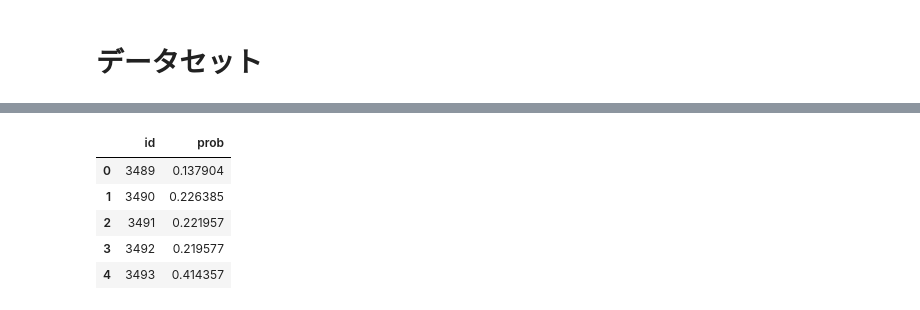
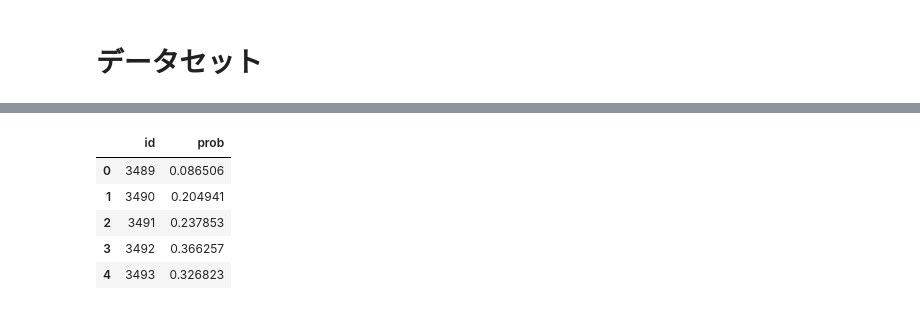
Before and after one commit to skyshine460/ProdTaken, a Jupyter notebook: ProdTaken_catboost.ipynb, the cells around one changed output, grey strips where cells are left out. Drawn from its saved outputs; the diff is of its cells as text; code cells hidden in the pictures.

Commit message:
prodtaken_submission13

```diff
--- a/ProdTaken_catboost.ipynb
+++ b/ProdTaken_catboost.ipynb
@@ -1103,14 +1124,14 @@ crosstab_df('Family_num2')
 # %% [markdown]
 # 年齢予測
 # %%
-# train_df['Age'] = train_df['Age'].astype(float)
-# test_df['Age'] = test_df['Age'].astype(float)
+train_df['Age'] = train_df['Age'].astype(float)
+test_df['Age'] = test_df['Age'].astype(float)
 # %%
-# for col in train_df.columns:
-#   if train_df[col].dtypes == 'object':
-#     train_df[col] = train_df[col].astype('category')
+for col in train_df.columns:
+  if train_df[col].dtypes == 'object':
+    train_df[col] = train_df[col].astype('category')
 
-# for col in test_df.columns:
-#   if test_df[col].dtypes == 'object':
-#     test_df[col] = test_df[col].astype('category')
+for col in test_df.columns:
+  if test_df[col].dtypes == 'object':
+    test_df[col] = test_df[col].astype('category')
 # %%
@@ -1155,0 +1199,8 @@ crosstab_df('Family_num2')
+# %%
+bins = [10, 20, 25, 30, 35, 40, 60, 70]
+labels = ['10-19', '20-24', '25-29', '30-34', '35-39', '40-59', '60-69']
+
+train_df['Age_group'] = pd.cut(train_df['Age'], bins=bins, labels=labels, right=False)
+test_df['Age_group'] = pd.cut(test_df['Age'], bins=bins, labels=labels, right=False)
+
+crosstab_df('Age_group')
@@ -1211,11 +1283,12 @@ features = [
   'Occupation', 'Gender', 'ProductPitched', 'Designation', 'MaritalStatus',
   'Children', 'Family_num2',
   'MonthlyIncome', 'DurationOfPitch_min', 'NumberOfFollowups', 'NumberOfTrips',
-  'CityTier_ProductPitched'
+  'CityTier_ProductPitched', 'MonthlyIncome_and_Age', 'Age_group'
 ]
 
 features_category = [
-  'Occupation', 'Gender', 'ProductPitched', 'Designation', 'MaritalStatus', 'CityTier_ProductPitched'
+  'Occupation', 'Gender', 'ProductPitched', 'Designation', 'MaritalStatus', 'CityTier_ProductPitched',
+  'Passport', 'Age_group'
 ]
 
 x_train = train_df[features]
@@ -1390,24 +1462,24 @@ plt.show()
 # %%
 # y_pred_prob = model.predict_proba(test_df[features])[:, 1]
 y_pred_prob = ensemble_predict(models, x_test)
 
 
 sub = pd.read_csv('/content/drive/MyDrive/契約予測（SIGNATE Cup 2024）/提供データ/sample_submit.csv', header=None)
 test_ids = sub.iloc[:, 0]
 
 submission = pd.DataFrame({
     'id': test_ids,
     'prob': y_pred_prob
 })
 
-submission_name = "prodtaken_submission12"
+submission_name = "prodtaken_submission13"
 
 submission.to_csv(f'{submission_name}.csv', index=False, header=None)
 submission.head()
 # %% [output]
 |  | id | prob |
-| 0 | 3489 | 0.137904 |
-| 1 | 3490 | 0.226385 |
-| 2 | 3491 | 0.221957 |
-| 3 | 3492 | 0.219577 |
-| 4 | 3493 | 0.414357 |
+| 0 | 3489 | 0.086506 |
+| 1 | 3490 | 0.204941 |
+| 2 | 3491 | 0.237853 |
+| 3 | 3492 | 0.366257 |
+| 4 | 3493 | 0.326823 |
```
Also changed, not shown: parts of 12 cells of this notebook.
